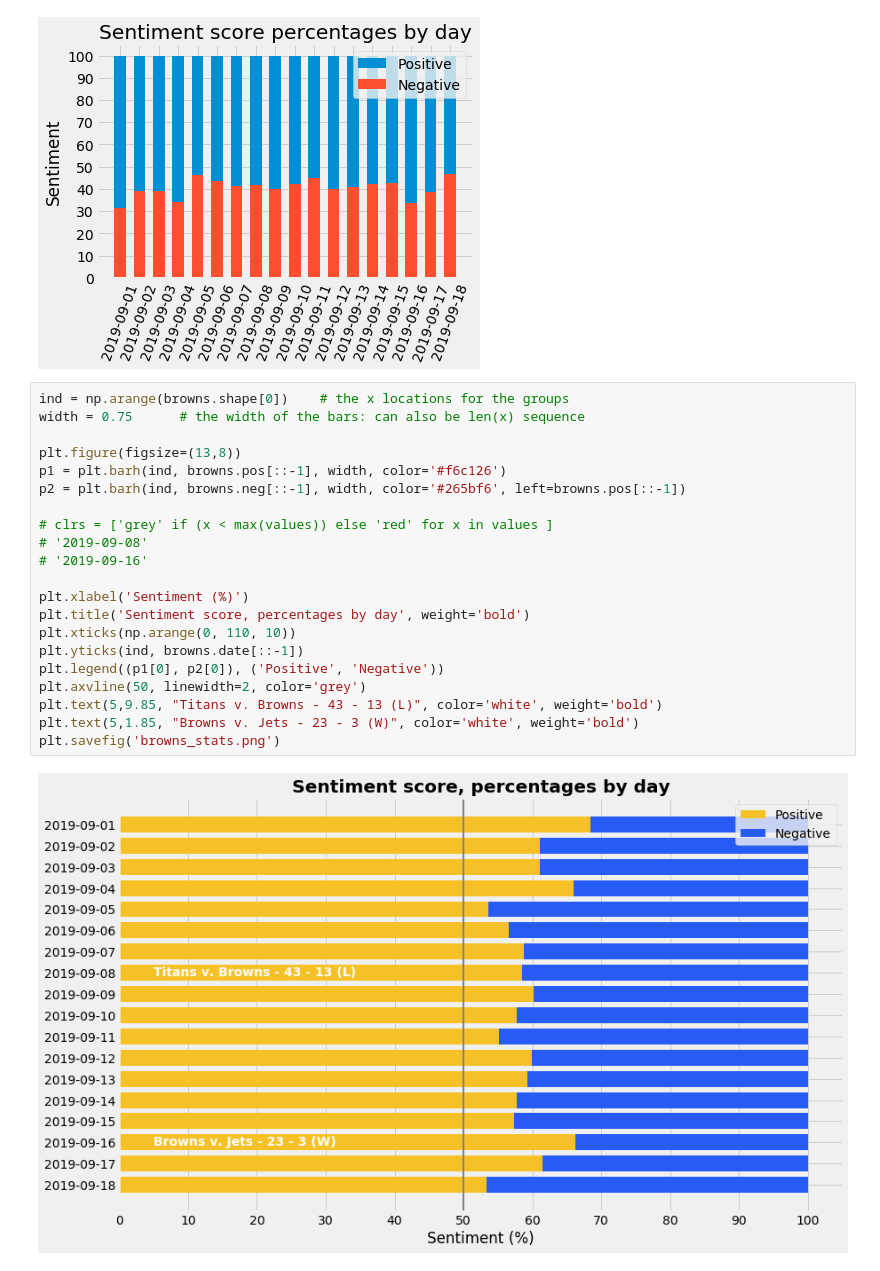
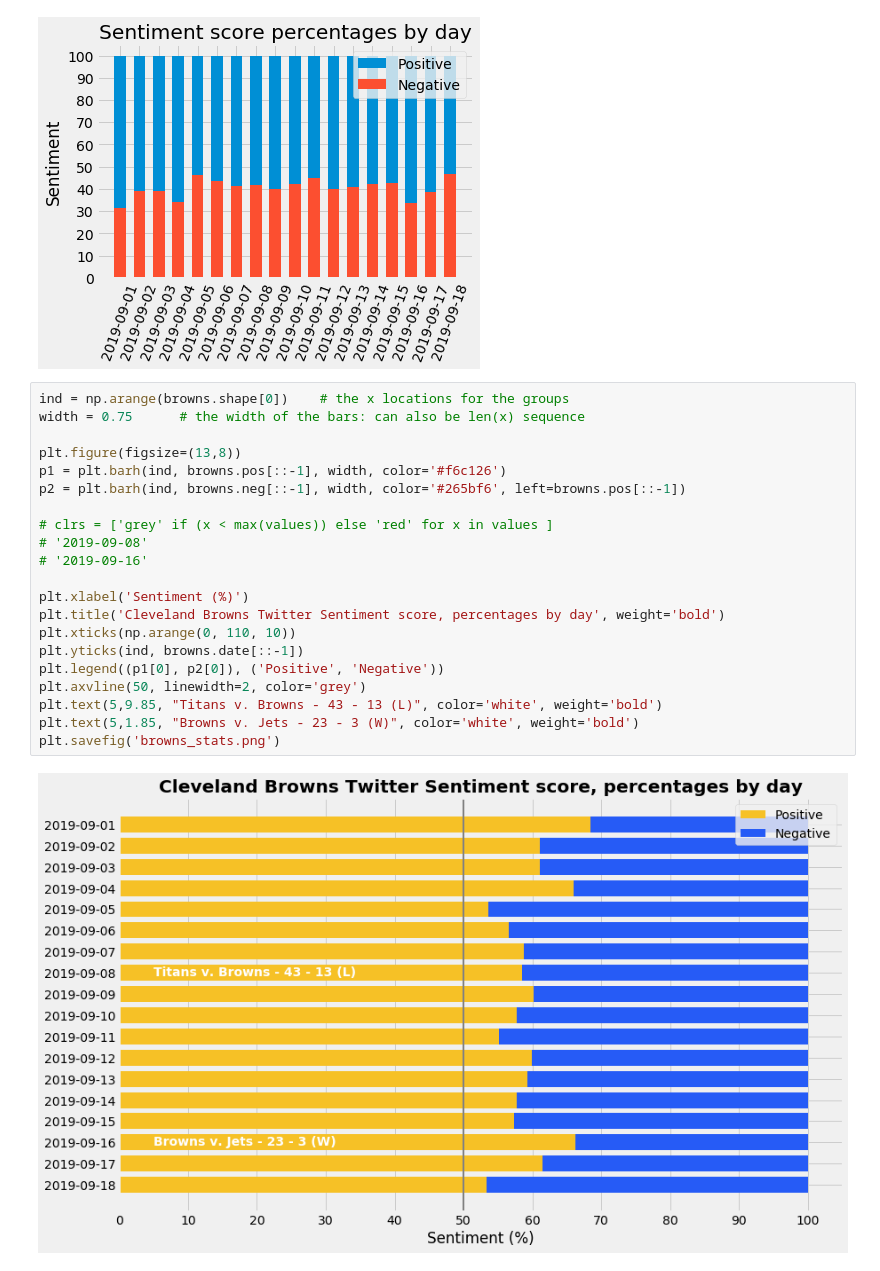
Before and after one commit to jnawjux/nfl_game_sentiment, a Jupyter notebook: process_workbook.ipynb, the cells around one changed output. Saved outputs shown, nothing was run; the diff lists cells and outputs as text.

Commit message:
Update graphs for blog

```diff
--- a/process_workbook.ipynb
+++ b/process_workbook.ipynb
@@ -144,23 +164,23 @@ plt.show();
 # %%
 ind = np.arange(browns.shape[0])    # the x locations for the groups
 width = 0.75      # the width of the bars: can also be len(x) sequence
 
 plt.figure(figsize=(13,8))
 p1 = plt.barh(ind, browns.pos[::-1], width, color='#f6c126')
 p2 = plt.barh(ind, browns.neg[::-1], width, color='#265bf6', left=browns.pos[::-1])
 
 # clrs = ['grey' if (x < max(values)) else 'red' for x in values ]
 # '2019-09-08'
 # '2019-09-16'
 
 plt.xlabel('Sentiment (%)')
-plt.title('Sentiment score, percentages by day', weight='bold')
+plt.title('Cleveland Browns Twitter Sentiment score, percentages by day', weight='bold')
 plt.xticks(np.arange(0, 110, 10))
 plt.yticks(ind, browns.date[::-1])
 plt.legend((p1[0], p2[0]), ('Positive', 'Negative'))
 plt.axvline(50, linewidth=2, color='grey')
 plt.text(5,9.85, "Titans v. Browns - 43 - 13 (L)", color='white', weight='bold')
 plt.text(5,1.85, "Browns v. Jets - 23 - 3 (W)", color='white', weight='bold')
 plt.savefig('browns_stats.png')
 # %% [output]
-[figure, old version]
+[figure, new version]
```
Also changed, not shown: parts of 1 cell of this notebook, 1 other file.
